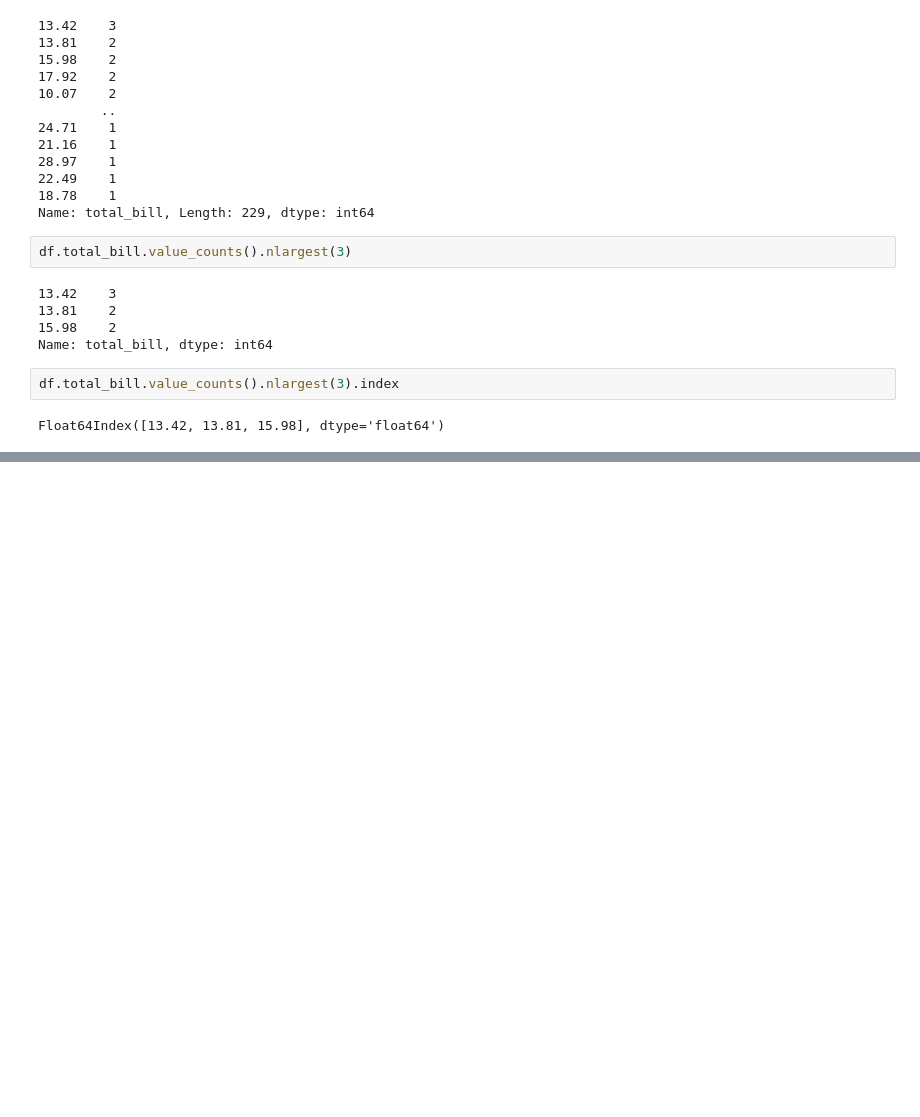
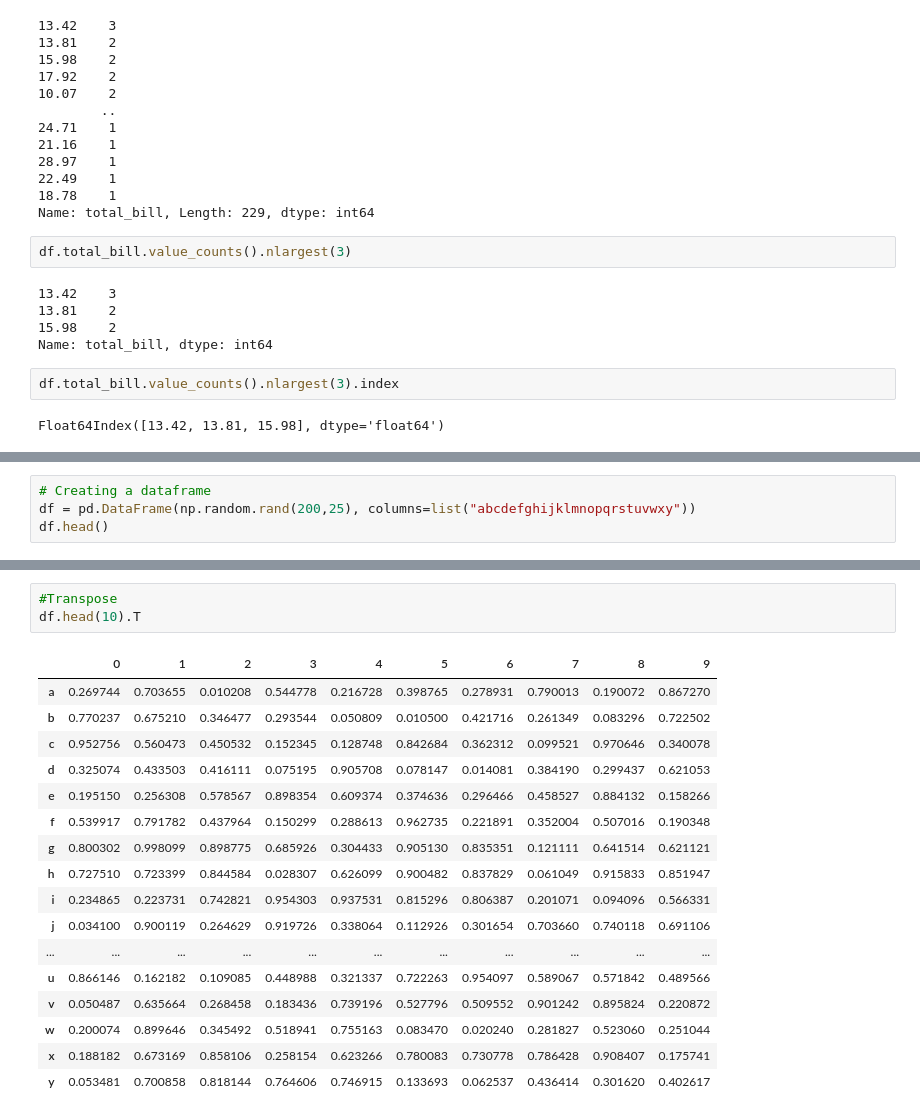
Before and after one commit to shumailasohaib/pandas_tip_tricks, a Jupyter notebook: pandas_tips_tricks/tipsandtricks.ipynb, the cells around one changed output, grey strips where cells are left out. Drawn from its saved outputs; the diff is of its cells as text; blank space fills up the shorter version.

```diff
--- a/pandas_tips_tricks/tipsandtricks.ipynb
+++ b/pandas_tips_tricks/tipsandtricks.ipynb
@@ -639,0 +956,4 @@ Float64Index([13.42, 13.81, 15.98], dtype='float64')
+# %%
+# Creating a dataframe
+df = pd.DataFrame(np.random.rand(200,25), columns=list("abcdefghijklmnopqrstuvwxy"))
+df.head()
@@ -639,0 +968,21 @@ Float64Index([13.42, 13.81, 15.98], dtype='float64')
+# %%
+#Transpose
+df.head(10).T
+# %% [output]
+|  | 0 | 1 | 2 | 3 | 4 | 5 | 6 | 7 | 8 | 9 |
+| a | 0.269744 | 0.703655 | 0.010208 | 0.544778 | 0.216728 | 0.398765 | 0.278931 | 0.790013 | 0.190072 | 0.867270 |
+| b | 0.770237 | 0.675210 | 0.346477 | 0.293544 | 0.050809 | 0.010500 | 0.421716 | 0.261349 | 0.083296 | 0.722502 |
+| c | 0.952756 | 0.560473 | 0.450532 | 0.152345 | 0.128748 | 0.842684 | 0.362312 | 0.099521 | 0.970646 | 0.340078 |
+| d | 0.325074 | 0.433503 | 0.416111 | 0.075195 | 0.905708 | 0.078147 | 0.014081 | 0.384190 | 0.299437 | 0.621053 |
+| e | 0.195150 | 0.256308 | 0.578567 | 0.898354 | 0.609374 | 0.374636 | 0.296466 | 0.458527 | 0.884132 | 0.158266 |
+| f | 0.539917 | 0.791782 | 0.437964 | 0.150299 | 0.288613 | 0.962735 | 0.221891 | 0.352004 | 0.507016 | 0.190348 |
+| g | 0.800302 | 0.998099 | 0.898775 | 0.685926 | 0.304433 | 0.905130 | 0.835351 | 0.121111 | 0.641514 | 0.621121 |
+| h | 0.727510 | 0.723399 | 0.844584 | 0.028307 | 0.626099 | 0.900482 | 0.837829 | 0.061049 | 0.915833 | 0.851947 |
+| i | 0.234865 | 0.223731 | 0.742821 | 0.954303 | 0.937531 | 0.815296 | 0.806387 | 0.201071 | 0.094096 | 0.566331 |
+| j | 0.034100 | 0.900119 | 0.264629 | 0.919726 | 0.338064 | 0.112926 | 0.301654 | 0.703660 | 0.740118 | 0.691106 |
+| ... | ... | ... | ... | ... | ... | ... | ... | ... | ... | ... |
+| u | 0.866146 | 0.162182 | 0.109085 | 0.448988 | 0.321337 | 0.722263 | 0.954097 | 0.589067 | 0.571842 | 0.489566 |
+| v | 0.050487 | 0.635664 | 0.268458 | 0.183436 | 0.739196 | 0.527796 | 0.509552 | 0.901242 | 0.895824 | 0.220872 |
+| w | 0.200074 | 0.899646 | 0.345492 | 0.518941 | 0.755163 | 0.083470 | 0.020240 | 0.281827 | 0.523060 | 0.251044 |
+| x | 0.188182 | 0.673169 | 0.858106 | 0.258154 | 0.623266 | 0.780083 | 0.730778 | 0.786428 | 0.908407 | 0.175741 |
+| y | 0.053481 | 0.700858 | 0.818144 | 0.764606 | 0.746915 | 0.133693 | 0.062537 | 0.436414 | 0.301620 | 0.402617 |
```
Also changed, not shown: parts of 50 cells of this notebook, 7 other files.
